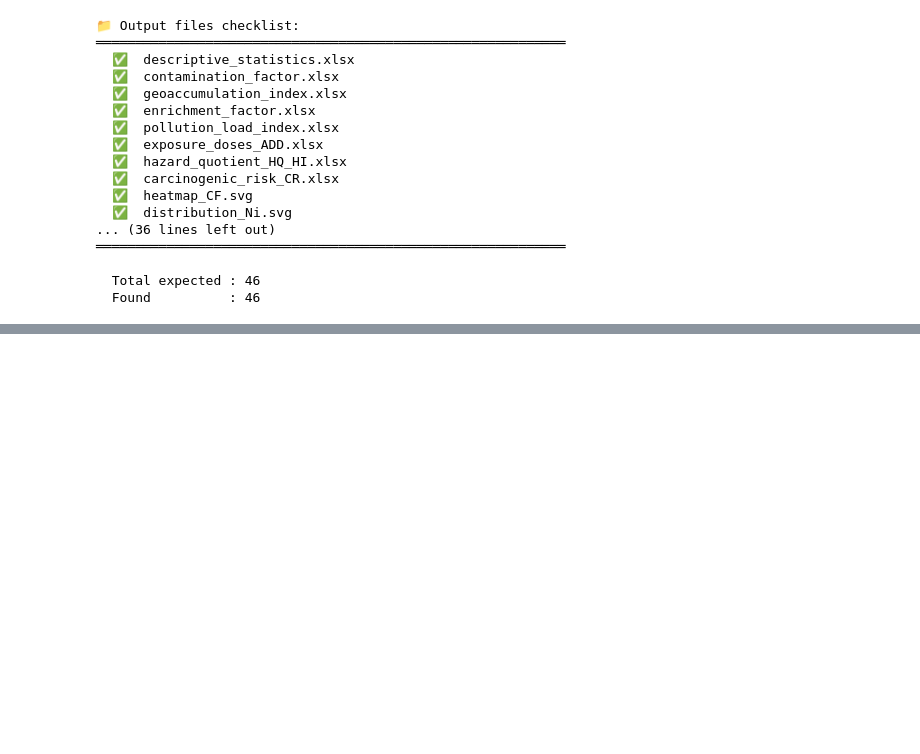
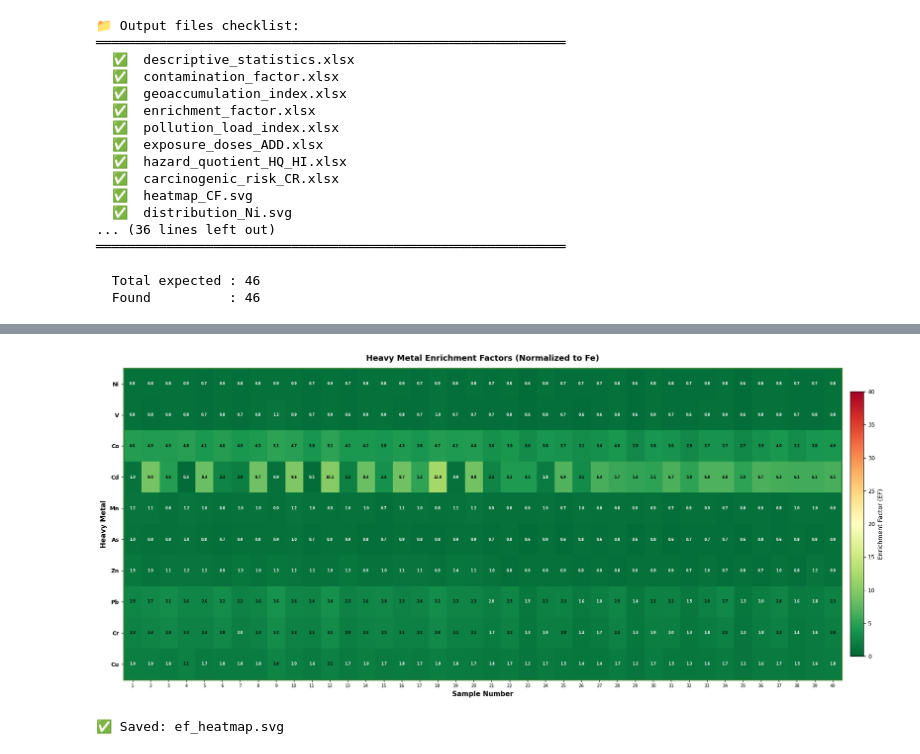
Before and after one commit to nibaskumar93n-debug/Morphoinformatics, a Jupyter notebook: Heavy_Metals_FIXED.ipynb, the cells around one changed output, grey strips where cells are left out. Cells and saved outputs as stored; diff of their text form; code cells hidden in the pictures; blank space fills up the shorter version.

```diff
--- a/Heavy_Metals_FIXED.ipynb
+++ b/Heavy_Metals_FIXED.ipynb
@@ -819,0 +972,57 @@ print(f'  Found          : {sum(os.path.exists(f) for f in expected_files)}')
+# %%
+# ── CELL F: Enrichment Factor heatmap ────────────────────────────────────────
+import matplotlib.pyplot as plt
+import matplotlib.ticker as ticker
+import numpy as np
+import pandas as pd
+
+# Build pivot: metals as rows, samples as columns
+ef_metals = [m for m in metals if m != 'Fe']
+sample_nums = list(range(1, len(df) + 1))
+
+heatmap_data = pd.DataFrame(
+    {m: ef_df[f'EF_{m}'].values for m in ef_metals},
+    index=sample_nums
+).T   # shape: (n_metals, n_samples)
+
+fig, ax = plt.subplots(figsize=(20, 8))
+
+im = ax.imshow(heatmap_data.values, aspect='auto',
+               cmap='RdYlGn_r', vmin=0, vmax=40)
+
+# Annotate cells with values
+for row in range(len(ef_metals)):
+    for col in range(len(sample_nums)):
+        val = heatmap_data.values[row, col]
+        text_color = 'white' if val > 20 or val < 2 else 'black'
+        ax.text(col, row, f'{val:.1f}',
+                ha='center', va='center',
+                fontsize=5.5, color=text_color, fontweight='bold')
+
+# Axes
+ax.set_xticks(range(len(sample_nums)))
+ax.set_xticklabels(sample_nums, fontsize=7, rotation=0)
+ax.set_yticks(range(len(ef_metals)))
+ax.set_yticklabels(ef_metals, fontsize=9, fontweight='bold')
+ax.set_xlabel('Sample Number', fontsize=11, fontweight='bold')
+ax.set_ylabel('Heavy Metal', fontsize=11, fontweight='bold')
+ax.set_title('Heavy Metal Enrichment Factors (Normalized to Fe)',
+             fontsize=13, fontweight='bold', pad=12)
+
+# Colourbar
+cbar = plt.colorbar(im, ax=ax, pad=0.01, shrink=0.85)
+cbar.set_label('Enrichment Factor (EF)', fontsize=10)
+cbar.ax.tick_params(labelsize=9)
+
+# Border ticks (green squares in image — just thick spines)
+for spine in ax.spines.values():
+    spine.set_edgecolor('#2e7d32')
+    spine.set_linewidth(2)
+
+plt.tight_layout()
+plt.savefig('ef_heatmap.svg', dpi=300, bbox_inches='tight')
+plt.show()
+print("✅ Saved: ef_heatmap.svg")
+# %% [output]
+[figure, added]
+✅ Saved: ef_heatmap.svg
```
Also changed, not shown: parts of 15 cells of this notebook.
